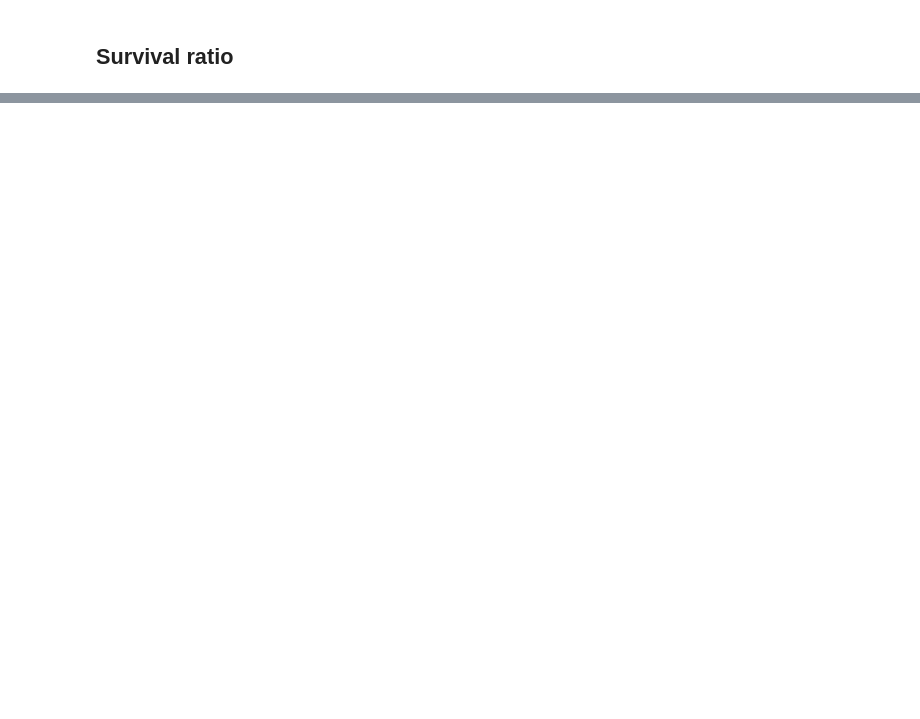
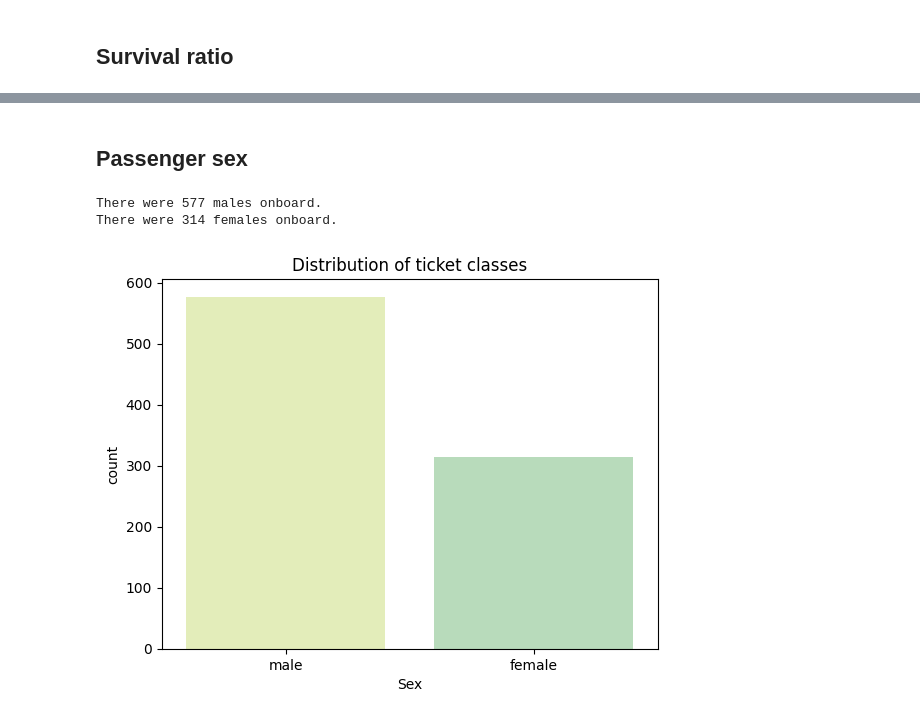
Before and after one commit to UlrikThygePedersen/Machine_Learning_Models, a Jupyter notebook: Models/Kaggle/Titanic - Machine Learning from Disaster/Titanic_Notebook.ipynb, the cells around one changed output, grey strips where cells are left out. Drawn from its saved outputs; the diff is of its cells as text; code cells hidden in the pictures; blank space fills up the shorter version.

```diff
--- a/Models/Kaggle/Titanic - Machine Learning from Disaster/Titanic_Notebook.ipynb
+++ b/Models/Kaggle/Titanic - Machine Learning from Disaster/Titanic_Notebook.ipynb
@@ -108,0 +155,14 @@ print('df_train['Survived'].value_counts()[1],  df_train['Survived'].value_count
+# %% [markdown]
+## Passenger sex
+# %%
+df_sex = df_train['Sex']
+print(f'There were {df_sex.value_counts().sort_index()[1]} males onboard.')
+print(f'There were {df_sex.value_counts().sort_index()[0]} females onboard.')
+
+sns.countplot(x = df_sex)
+plt.title('Distribution of ticket classes')
+plt.show()
+# %% [output]
+There were 577 males onboard.
+There were 314 females onboard.
+[figure, added]
```
Also changed, not shown: parts of 11 cells of this notebook.
